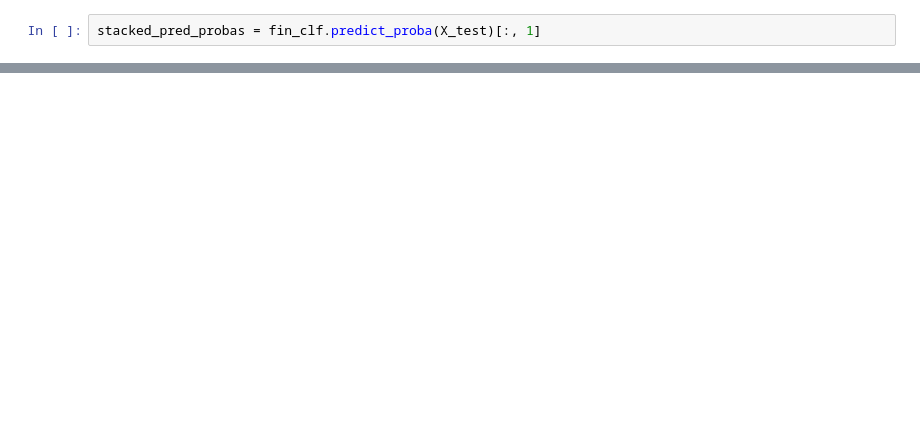
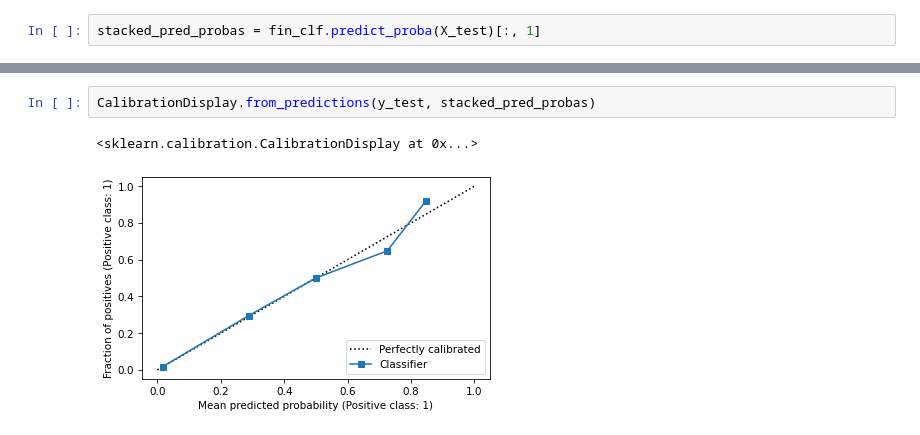
Before and after one commit to YigitAsik/ecom-data, a Jupyter notebook: order-cancellation_preds.ipynb, the cells around one changed output, grey strips where cells are left out. Drawn from its saved outputs; the diff is of its cells as text; blank space fills up the shorter version.

```diff
--- a/order-cancellation_preds.ipynb
+++ b/order-cancellation_preds.ipynb
@@ -699,0 +905,5 @@ log_loss(y_test, stacked_pred_probas), brier_score_loss(y_test, stacked_pred_pro
+# %%
+CalibrationDisplay.from_predictions(y_test, stacked_pred_probas)
+# %% [output]
+<sklearn.calibration.CalibrationDisplay at 0x...>
+[figure, added]
```
Also changed, not shown: parts of 45 cells of this notebook.
